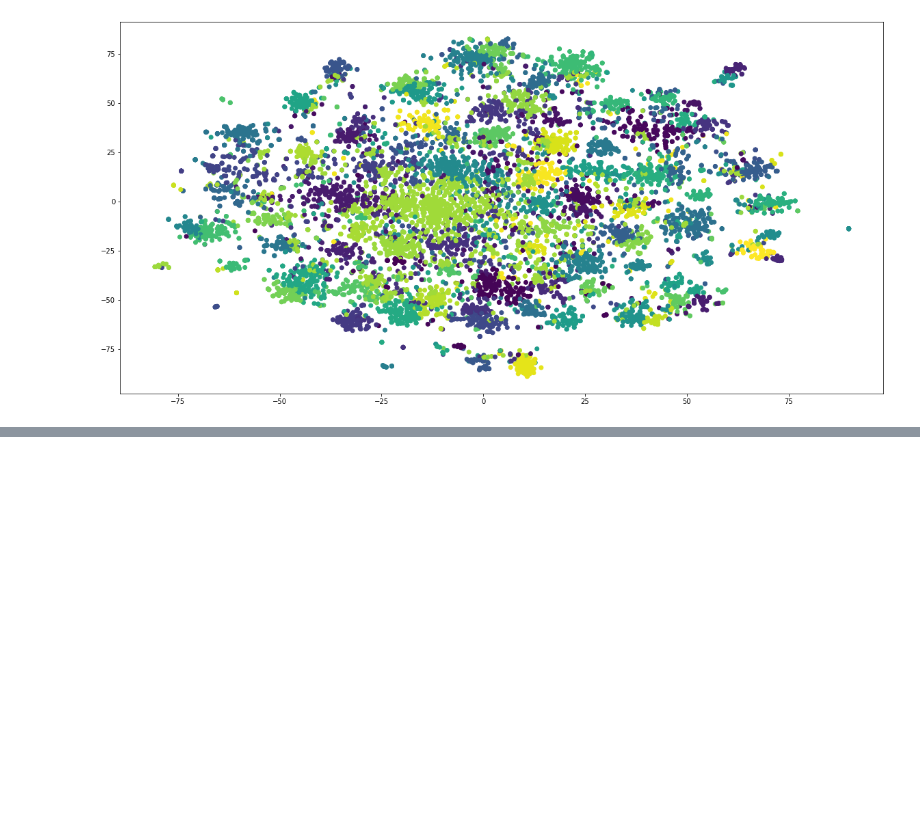
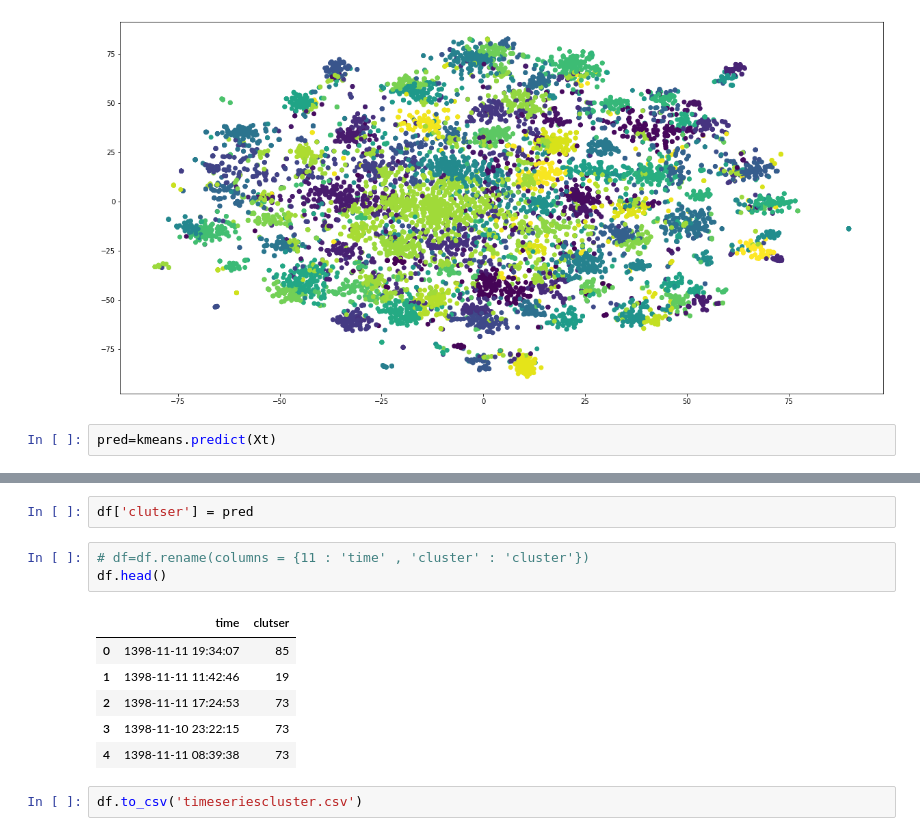
Before and after one commit to sajjadGG/CovidSocial2020, a Jupyter notebook: AllTogether.ipynb, the cells around one changed output, grey strips where cells are left out. Saved outputs shown, nothing was run; the diff lists cells and outputs as text; blank space fills up the shorter version.

```diff
--- a/AllTogether.ipynb
+++ b/AllTogether.ipynb
@@ -302,3 +294,5 @@ plt.scatter(X_embedded[:,0] , X_embedded[:,1]  , c = pred*2 )
 plt.show()
 # %% [output]
 [figure]
+# %%
+pred=kmeans.predict(Xt)
@@ -304,0 +343,14 @@ plt.show()
+# %%
+df['clutser'] = pred
+# %%
+# df=df.rename(columns = {11 : 'time' , 'cluster' : 'cluster'})
+df.head()
+# %% [output]
+|  | time | clutser |
+| 0 | 1398-11-11 19:34:07 | 85 |
+| 1 | 1398-11-11 11:42:46 | 19 |
+| 2 | 1398-11-11 17:24:53 | 73 |
+| 3 | 1398-11-10 23:22:15 | 73 |
+| 4 | 1398-11-11 08:39:38 | 73 |
+# %%
+df.to_csv('timeseriescluster.csv')
```
Also changed, not shown: parts of 22 cells of this notebook.
